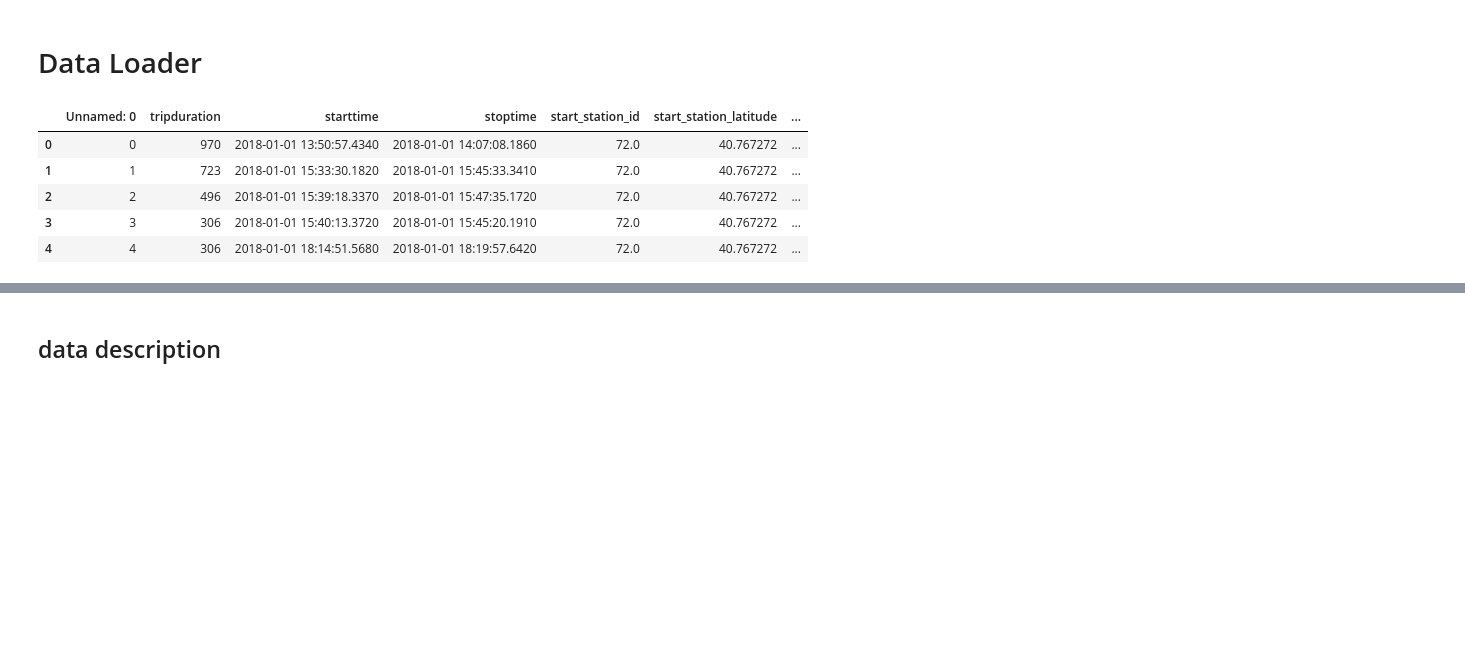
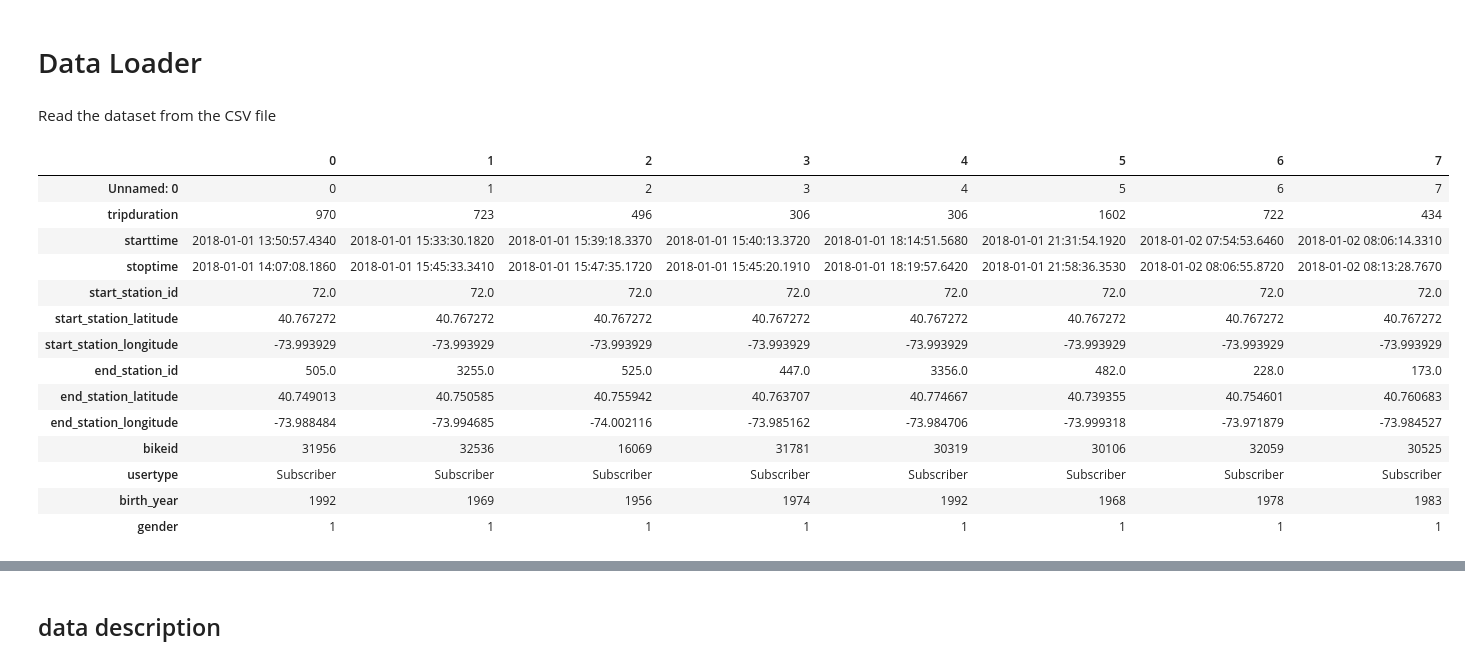
Before and after one commit to IlaAmini/Business-Analytics, a Jupyter notebook: main.ipynb, the cells around one changed output, grey strips where cells are left out. Drawn from its saved outputs; the diff is of its cells as text; code cells hidden in the pictures; blank space fills up the shorter version.

```diff
--- a/main.ipynb
+++ b/main.ipynb
@@ -21,14 +33,26 @@ To Do:
     - Go through the exercises related to time series and apply similar
 # %% [markdown]
 # Data Loader
+# %% [markdown]
+Read the dataset from the CSV file
 # %%
 # read the existing subset of the data
 df = DataLoader.read_data('Trips_subset.csv')
-df.head()
+# Display few variables
+df.head(8).T
 # %% [output]
-|  | Unnamed: 0 | tripduration | starttime | stoptime | start_station_id | start_station_latitude | ... |
-| 0 | 0 | 970 | 2018-01-01 13:50:57.4340 | 2018-01-01 14:07:08.1860 | 72.0 | 40.767272 | ... |
-| 1 | 1 | 723 | 2018-01-01 15:33:30.1820 | 2018-01-01 15:45:33.3410 | 72.0 | 40.767272 | ... |
-| 2 | 2 | 496 | 2018-01-01 15:39:18.3370 | 2018-01-01 15:47:35.1720 | 72.0 | 40.767272 | ... |
-| 3 | 3 | 306 | 2018-01-01 15:40:13.3720 | 2018-01-01 15:45:20.1910 | 72.0 | 40.767272 | ... |
-| 4 | 4 | 306 | 2018-01-01 18:14:51.5680 | 2018-01-01 18:19:57.6420 | 72.0 | 40.767272 | ... |
+|  | 0 | 1 | 2 | 3 | 4 | 5 | 6 | 7 |
+| Unnamed: 0 | 0 | 1 | 2 | 3 | 4 | 5 | 6 | 7 |
+| tripduration | 970 | 723 | 496 | 306 | 306 | 1602 | 722 | 434 |
+| starttime | 2018-01-01 13:50:57.4340 | 2018-01-01 15:33:30.1820 | 2018-01-01 15:39:18.3370 | 2018-01-01 15:40:13.3720 | 2018-01-01 18:14:51.5680 | 2018-01-01 21:31:54.1920 | 2018-01-02 07:54:53.6460 | 2018-01-02 08:06:14.3310 |
+| stoptime | 2018-01-01 14:07:08.1860 | 2018-01-01 15:45:33.3410 | 2018-01-01 15:47:35.1720 | 2018-01-01 15:45:20.1910 | 2018-01-01 18:19:57.6420 | 2018-01-01 21:58:36.3530 | 2018-01-02 08:06:55.8720 | 2018-01-02 08:13:28.7670 |
+| start_station_id | 72.0 | 72.0 | 72.0 | 72.0 | 72.0 | 72.0 | 72.0 | 72.0 |
+| start_station_latitude | 40.767272 | 40.767272 | 40.767272 | 40.767272 | 40.767272 | 40.767272 | 40.767272 | 40.767272 |
+| start_station_longitude | -73.993929 | -73.993929 | -73.993929 | -73.993929 | -73.993929 | -73.993929 | -73.993929 | -73.993929 |
+| end_station_id | 505.0 | 3255.0 | 525.0 | 447.0 | 3356.0 | 482.0 | 228.0 | 173.0 |
+| end_station_latitude | 40.749013 | 40.750585 | 40.755942 | 40.763707 | 40.774667 | 40.739355 | 40.754601 | 40.760683 |
+| end_station_longitude | -73.988484 | -73.994685 | -74.002116 | -73.985162 | -73.984706 | -73.999318 | -73.971879 | -73.984527 |
+| bikeid | 31956 | 32536 | 16069 | 31781 | 30319 | 30106 | 32059 | 30525 |
+| usertype | Subscriber | Subscriber | Subscriber | Subscriber | Subscriber | Subscriber | Subscriber | Subscriber |
+| birth_year | 1992 | 1969 | 1956 | 1974 | 1992 | 1968 | 1978 | 1983 |
+| gender | 1 | 1 | 1 | 1 | 1 | 1 | 1 | 1 |
```
Also changed, not shown: parts of 11 cells of this notebook.
